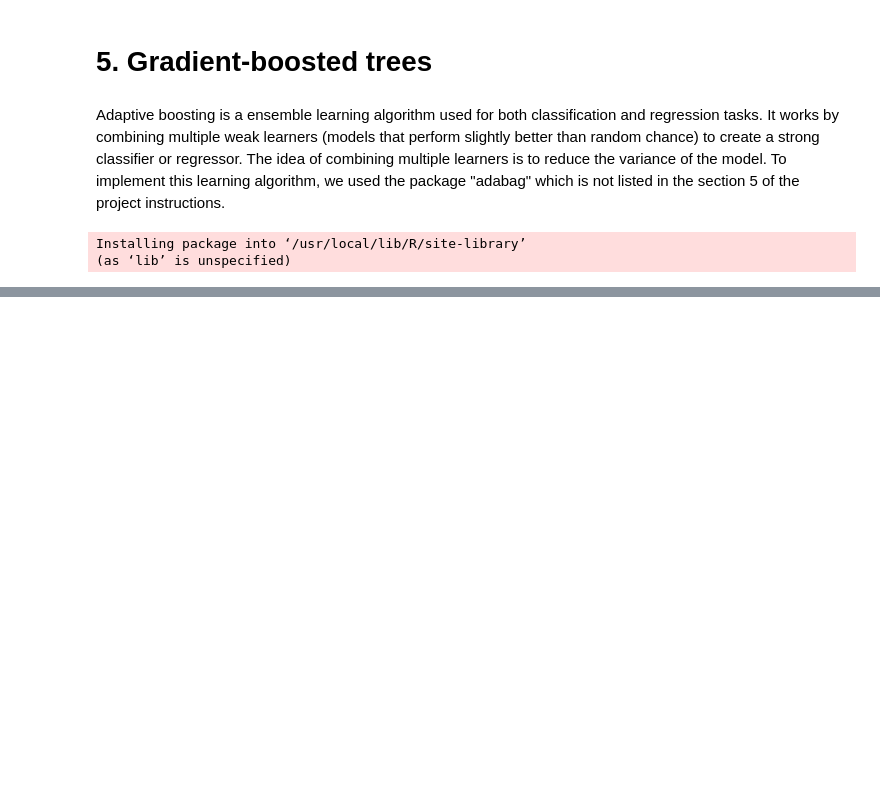
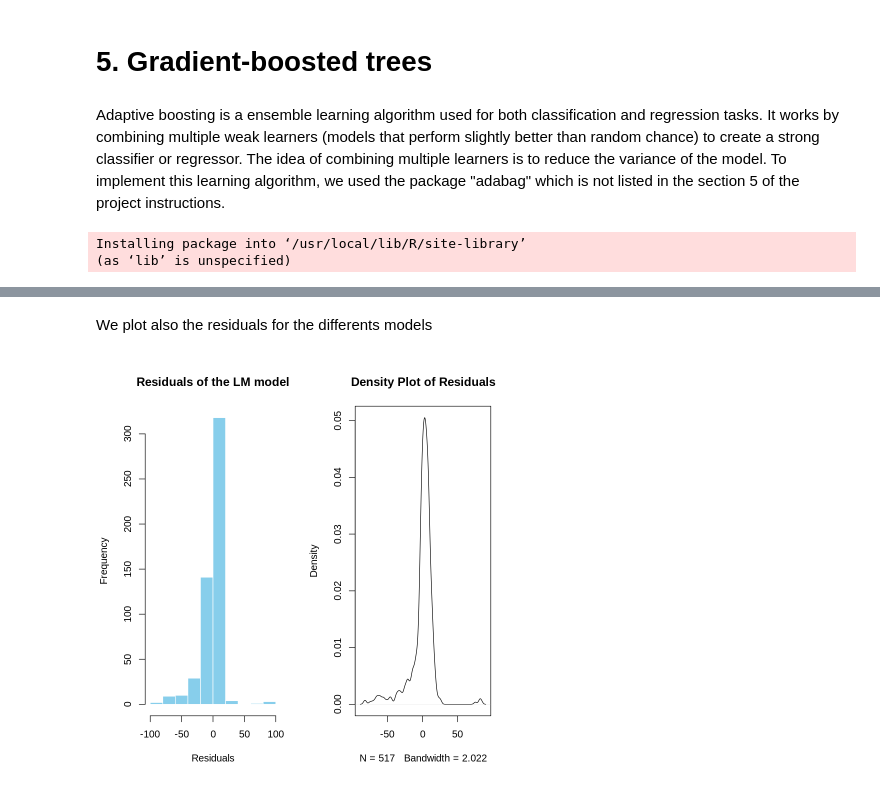
Before and after one commit to ULB-INFO-F-422/urban-air-pollution-challenge-ayemsa, a Jupyter notebook: projet.ipynb, the cells around one changed output, grey strips where cells are left out. Cells and saved outputs as stored; diff of their text form; code cells hidden in the pictures; blank space fills up the shorter version.

```diff
--- a/projet.ipynb
+++ b/projet.ipynb
@@ -808,7 +791,9 @@ The first model that we implement is a linear model. This model is easy to inter
 # %%
+CV_folds<- 10
 size_CV <-floor(N/CV_folds)
 CV_rmse_lm<-numeric(CV_folds)
 CV_nmse_lm<-numeric(CV_folds)
+average_residuals_lm <- numeric(CV_folds)
 
 for (i in 1:CV_folds) {
      idx_ts<-(((i-1)*size_CV+1):(i*size_CV))  ### idx_ts represents the indices of the test set the i-th fold
@@ -826,11 +811,16 @@ for (i in 1:CV_folds) {
      Y_hat_ts<- predict(model,X_ts)
      Y_hat_ts<- exp(Y_hat_ts)
 
+     # Residual calculation
+     residuals <- exp(Y_ts) - Y_hat_ts
+     average_residuals_lm <- average_residuals_lm + residuals
+
      # Cross validation error = Root Mean Squared Error
-     CV_rmse_lm[i]<-sqrt(mean((exp(Y_ts)-Y_hat_ts)^2))
-     CV_nmse_lm[i]<- sum((exp(Y_ts) - Y_hat_ts)^2) /  sum((exp(Y_ts) - mean(exp(Y_ts)))^2)
+     CV_rmse_lm[i]<-sqrt(mean(residuals^2))
+     CV_nmse_lm[i]<- sum(residuals^2) /  sum((exp(Y_ts) - mean(exp(Y_ts)))^2)
 
 }
+average_residuals_lm <- average_residuals_lm / CV_folds
 
 
 print(paste("CV root mean squared error=",round(mean(CV_rmse_lm),digits=4), " ; std dev=",round(sd(CV_rmse_lm),digits=4)))
@@ -1143,0 +1222,18 @@ ggplot(mse_df, aes(x = model, y = mse, fill = model)) +
+# %% [markdown]
+We plot also the residuals for the differents models
+# %%
+# Set up the layout for two plots side by side
+layout(matrix(c(1, 2), nrow = 1))
+
+# Plot histogram of residuals
+hist(average_residuals_lm,
+     main = "Residuals of the LM model",
+     xlab = "Residuals",
+     ylab = "Frequency",
+     col = "skyblue",
+     border = "white")
+
+# Plot density plot of residuals
+plot(density(average_residuals_lm), main = "Density Plot of Residuals")
+# %% [output]
+[figure, added]
```
Also changed, not shown: parts of 52 cells of this notebook.
